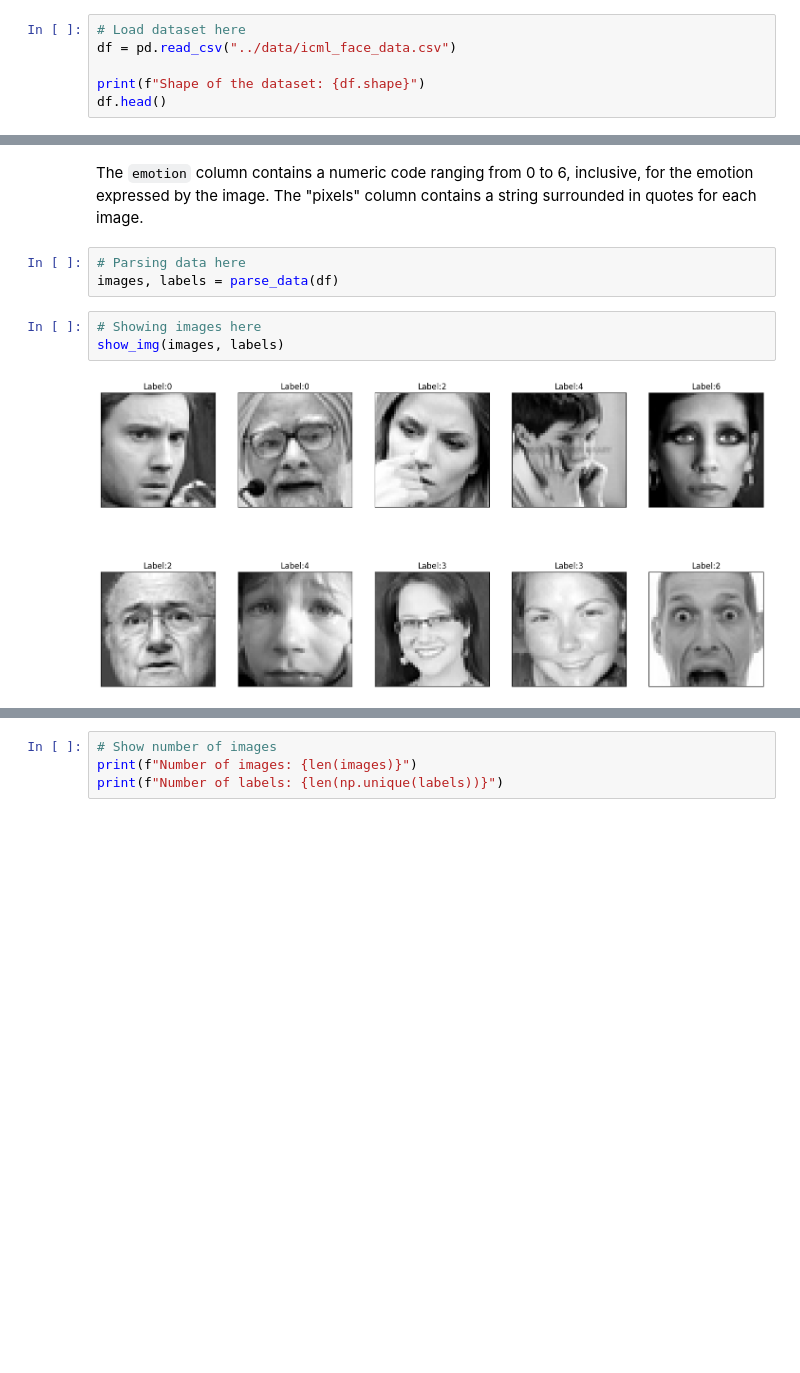
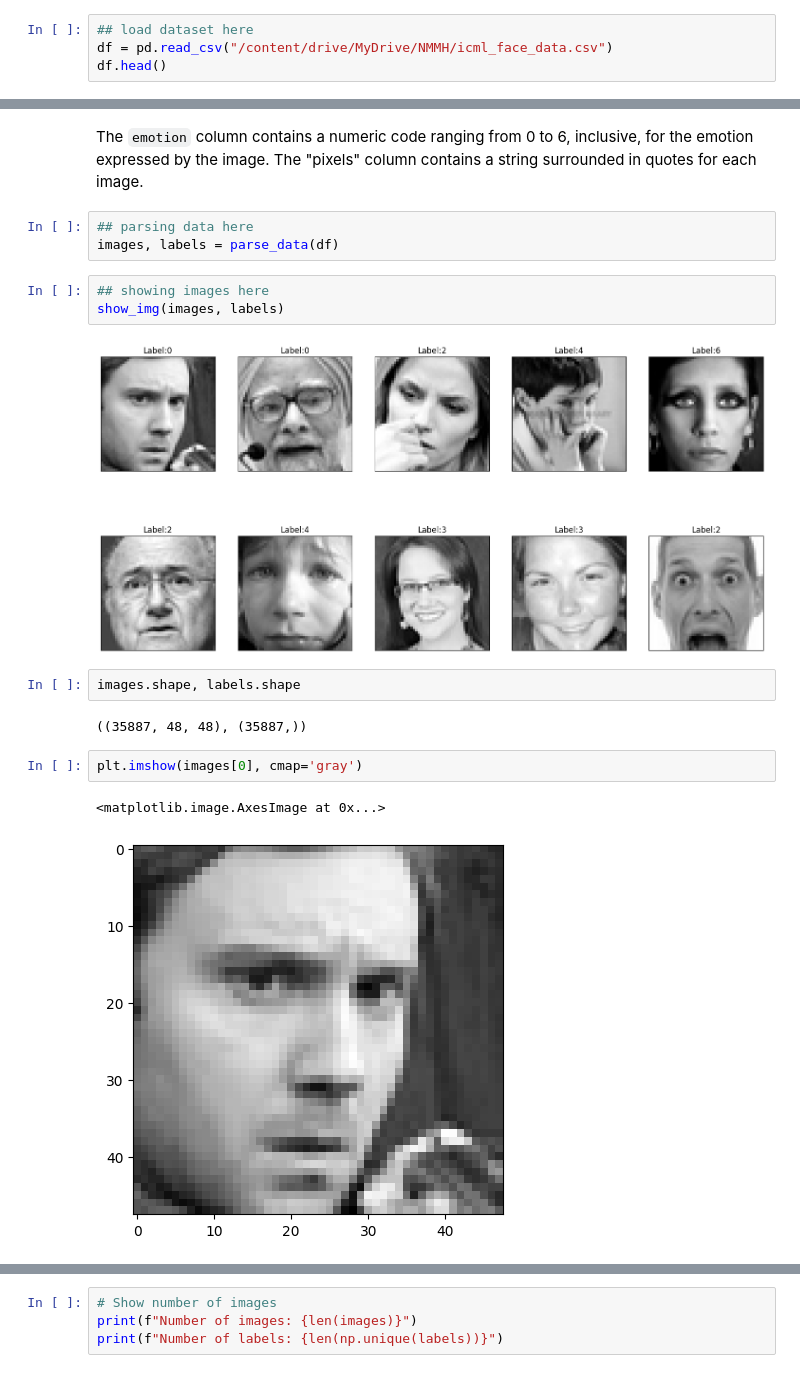
Before and after one commit to lelouvincx/Fundamental-ML, a Jupyter notebook: notebooks/EDA.ipynb, the cells around one changed output, grey strips where cells are left out. Cells and saved outputs as stored; diff of their text form; blank space fills up the shorter version.

````diff
--- a/notebooks/EDA.ipynb
+++ b/notebooks/EDA.ipynb
@@ -44,7 +53,5 @@ def show_img(images: np.ndarray, labels: np.ndarray):
 # %%
-# Load dataset here
-df = pd.read_csv("../data/icml_face_data.csv")
-
-print(f"Shape of the dataset: {df.shape}")
+## load dataset here
+df = pd.read_csv("/content/drive/MyDrive/NMMH/icml_face_data.csv")
 df.head()
 # %% [output]
@@ -58,10 +64,19 @@ Shape of the dataset: (35887, 2)
 # %% [markdown]
 The ```emotion``` column contains a numeric code ranging from 0 to 6, inclusive, for the emotion expressed by the image. The "pixels" column contains a string surrounded in quotes for each image.
 # %%
-# Parsing data here
+## parsing data here
 images, labels = parse_data(df)
 # %%
-# Showing images here
+## showing images here
 show_img(images, labels)
 # %% [output]
 [figure]
+# %%
+images.shape, labels.shape
+# %% [output]
+((35887, 48, 48), (35887,))
+# %%
+plt.imshow(images[0], cmap='gray')
+# %% [output]
+<matplotlib.image.AxesImage at 0x...>
+[figure, added]
````
Also changed, not shown: parts of 37 cells of this notebook, 1 other file.
